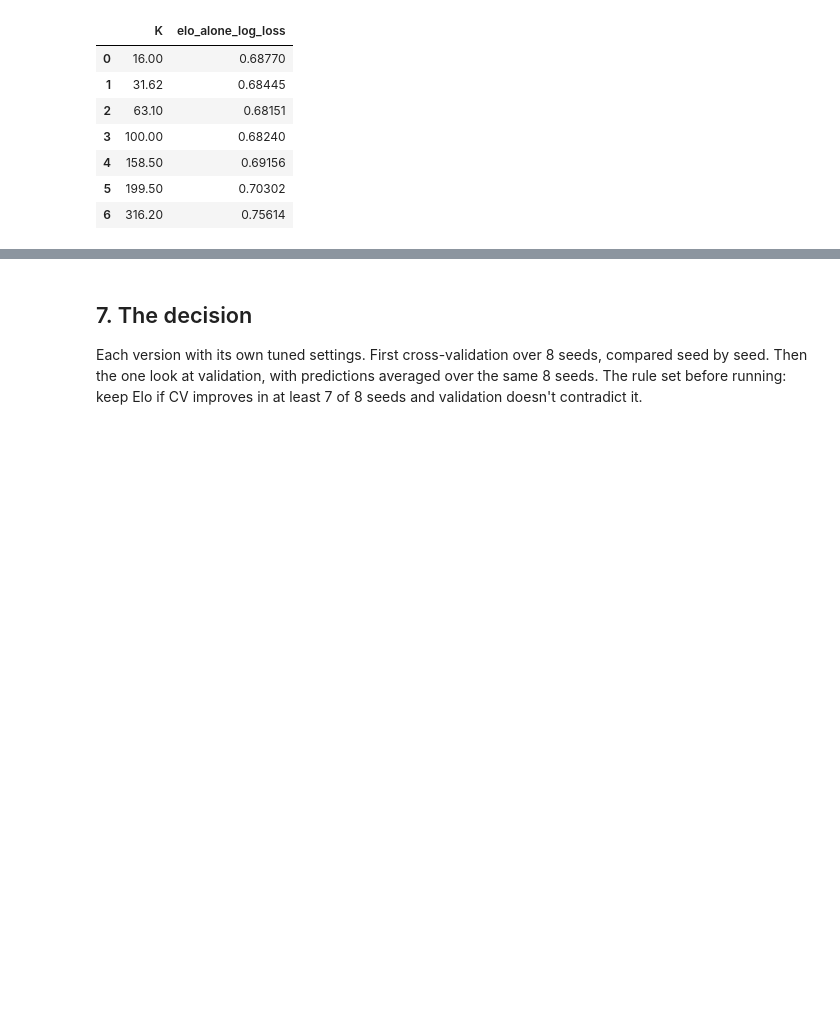
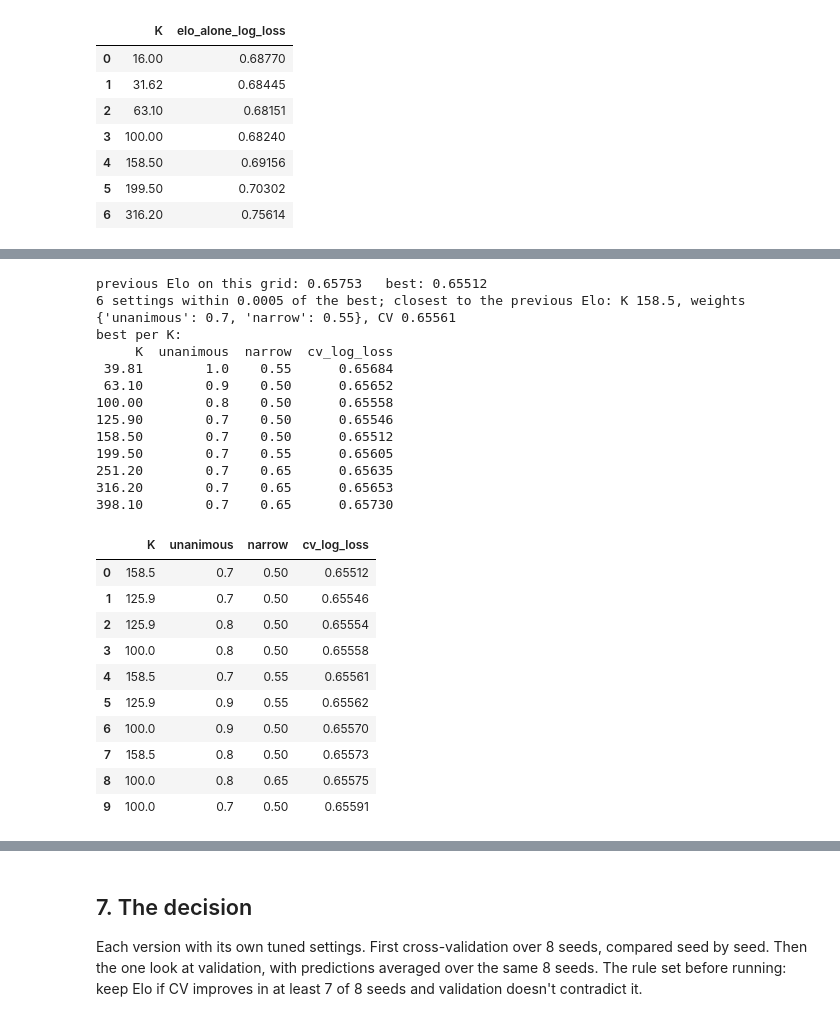
Before and after one commit to matteoberagnoli/ufc_fight_predictor, a Jupyter notebook: 05_elo.ipynb, the cells around one changed output, grey strips where cells are left out. Cells and saved outputs as stored; diff of their text form; code cells hidden in the pictures; blank space fills up the shorter version.

```diff
--- a/05_elo.ipynb
+++ b/05_elo.ipynb
@@ -31,19 +32,37 @@ optuna.logging.set_verbosity(optuna.logging.WARNING)   # one line per trial woul
 
 from ufc_predictor.data.io import load_fighters, load_processed, save_processed
 from ufc_predictor.features import manifest
-from ufc_predictor.features.elo import ELO_COLUMNS, elo_forecast_log_loss, save_elo_params
+from ufc_predictor.features.elo import (ELO_COLUMNS, elo_forecast_log_loss, load_elo_params,
+                                        load_elo_weights, save_elo_params)
 from ufc_predictor.features.pipeline import build_featured_table
 from ufc_predictor.features.shrinkage import load_alphas
 from ufc_predictor.modeling.evaluate import compare, group_importance, is_womens_fight, score, scorecard
 from ufc_predictor.modeling.model import fit_model, predict_proba
 from ufc_predictor.modeling.split import chronological_split
-from ufc_predictor.modeling.tune import choose_elo_k, cv_log_loss, save_params, tune, tuning_table
+from ufc_predictor.modeling.tune import (choose_elo_settings, cv_log_loss, load_params, pick_elo_setting,
+                                         save_params, tune, tuning_table)
 
 fights = load_processed("fights")
 fighters = load_fighters()
 alphas = load_alphas()
 
-without_elo = build_featured_table(fights, fighters, alphas, elo_k=None)
+# what the model uses before this run: the judge for the Elo search, and the incumbent
+previous = {"k": load_elo_params(), "weights": load_elo_weights()}
+params_previous = load_params()
+print(f"previous Elo: K {previous['k']}, weights {previous['weights'] or 'none (classic)'}")
+
+without_elo = build_featured_table(fights, fighters, alphas, elo_k=None, elo_weights=None)
 train_without, validation_without, _ = chronological_split(without_elo)
 print(f"{without_elo.shape[0]:,} fights x {without_elo.shape[1]} columns | training fights: {len(train_without):,}")
+
+SEEDS = range(8)
+mens = ~is_womens_fight(validation_without, history=without_elo).to_numpy()
+y = np.asarray(manifest.make_xy(validation_without)[1], dtype=bool)
+
+def seed_averaged(train_table, valid_table, params):
+    """Validation predictions averaged over SEEDS, plus the seed-0 model."""
+    X_tr, y_tr = manifest.make_xy(train_table)
+    X_va, _ = manifest.make_xy(valid_table)
+    models = [fit_model(X_tr, y_tr, params=params | {"random_state": s}) for s in SEEDS]
+    return np.mean([predict_proba(m, X_va) for m in models], axis=0), models[0], X_va
 # %% [output]
@@ -189,0 +120,37 @@ chosen K: 251.2  (the search's 39.81 lost the check)
+# %%
+curve = choose_elo_settings(without_elo, params_previous)
+choice = pick_elo_setting(curve, previous)
+current = curve[(curve.K == previous["k"])
+                & (curve.unanimous == (previous["weights"] or {}).get("unanimous", 1.0))
+                & (curve.narrow == (previous["weights"] or {}).get("narrow", 1.0))]
+print(f"previous Elo on this grid: {current.cv_log_loss.iloc[0]:.5f}   best: {curve.cv_log_loss.min():.5f}")
+print(f"{choice['near_best']} settings within 0.0005 of the best; closest to the previous Elo: "
+      f"K {choice['k']}, weights {choice['weights']}, CV {choice['cv_log_loss']:.5f}")
+print("best per K:")
+print(curve.loc[curve.groupby("K").cv_log_loss.idxmin()].sort_values("K").round(5).to_string(index=False))
+curve.head(10).round(5)
+# %% [output]
+previous Elo on this grid: 0.65753   best: 0.65512
+6 settings within 0.0005 of the best; closest to the previous Elo: K 158.5, weights {'unanimous': 0.7, 'narrow': 0.55}, CV 0.65561
+best per K:
+     K  unanimous  narrow  cv_log_loss
+ 39.81        1.0    0.55      0.65684
+ 63.10        0.9    0.50      0.65652
+100.00        0.8    0.50      0.65558
+125.90        0.7    0.50      0.65546
+158.50        0.7    0.50      0.65512
+199.50        0.7    0.55      0.65605
+251.20        0.7    0.65      0.65635
+316.20        0.7    0.65      0.65653
+398.10        0.7    0.65      0.65730
+|  | K | unanimous | narrow | cv_log_loss |
+| 0 | 158.5 | 0.7 | 0.50 | 0.65512 |
+| 1 | 125.9 | 0.7 | 0.50 | 0.65546 |
+| 2 | 125.9 | 0.8 | 0.50 | 0.65554 |
+| 3 | 100.0 | 0.8 | 0.50 | 0.65558 |
+| 4 | 158.5 | 0.7 | 0.55 | 0.65561 |
+| 5 | 125.9 | 0.9 | 0.55 | 0.65562 |
+| 6 | 100.0 | 0.9 | 0.50 | 0.65570 |
+| 7 | 158.5 | 0.8 | 0.50 | 0.65573 |
+| 8 | 100.0 | 0.8 | 0.65 | 0.65575 |
+| 9 | 100.0 | 0.7 | 0.50 | 0.65591 |
```
Also changed, not shown: parts of 18 cells of this notebook, 23 other files.
